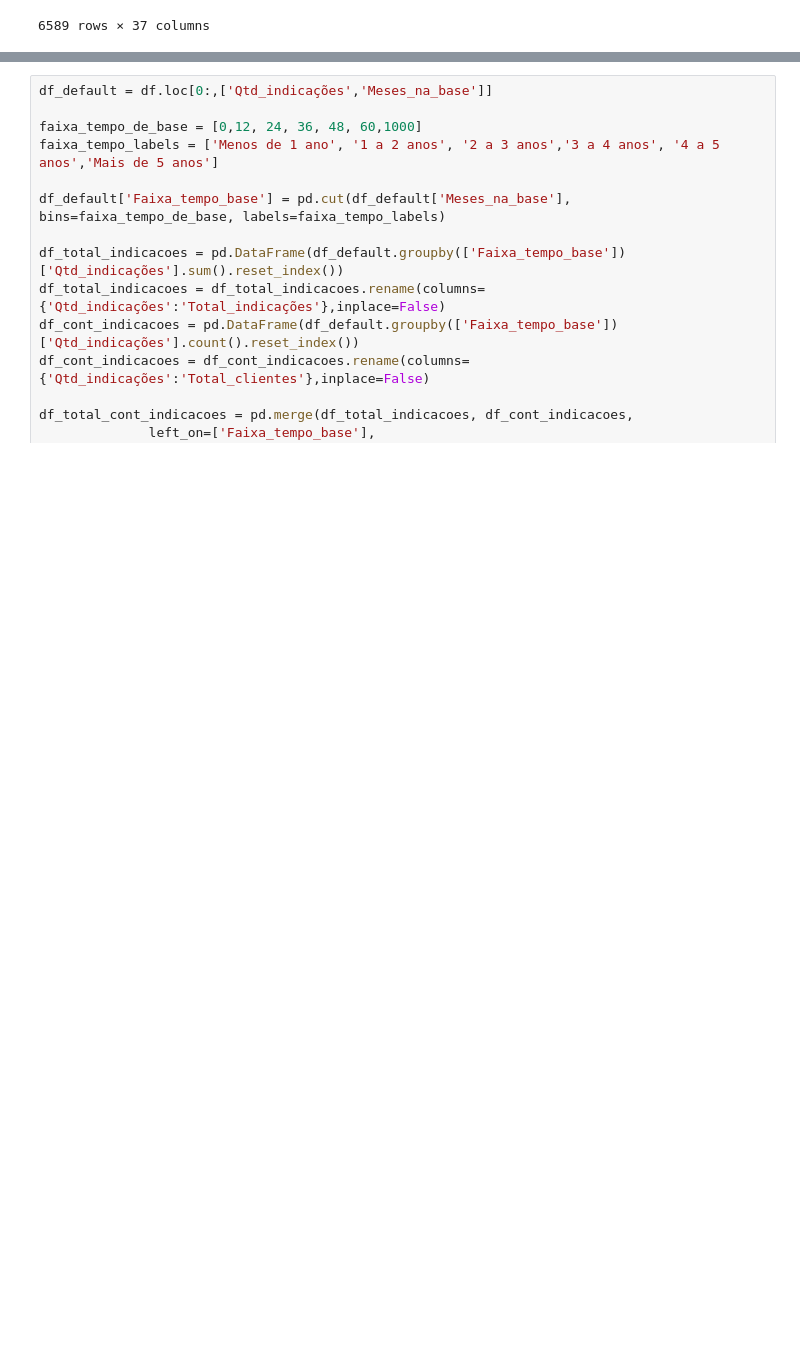
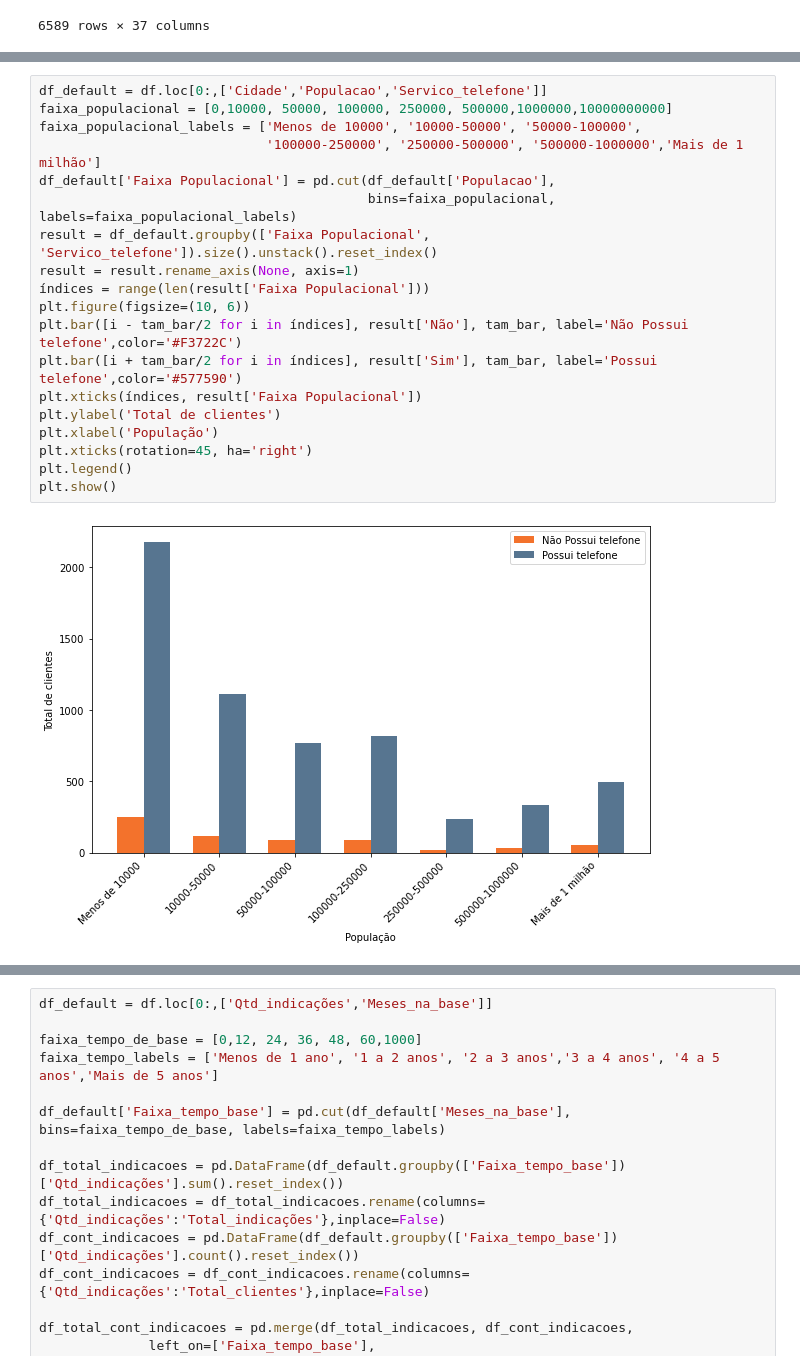
Before and after one commit to JuniorNS96/TCC, a Jupyter notebook: main.ipynb, the cells around one changed output, grey strips where cells are left out. Saved outputs shown, nothing was run; the diff lists cells and outputs as text; blank space fills up the shorter version.

```diff
--- a/main.ipynb
+++ b/main.ipynb
@@ -991,0 +889,21 @@ result
+# %%
+df_default = df.loc[0:,['Cidade','Populacao','Servico_telefone']]
+faixa_populacional = [0,10000, 50000, 100000, 250000, 500000,1000000,10000000000]
+faixa_populacional_labels = ['Menos de 10000', '10000-50000', '50000-100000',
+                             '100000-250000', '250000-500000', '500000-1000000','Mais de 1 milhão']
+df_default['Faixa Populacional'] = pd.cut(df_default['Populacao'],
+                                          bins=faixa_populacional, labels=faixa_populacional_labels)
+result = df_default.groupby(['Faixa Populacional', 'Servico_telefone']).size().unstack().reset_index()
+result = result.rename_axis(None, axis=1)
+índices = range(len(result['Faixa Populacional']))
+plt.figure(figsize=(10, 6))
+plt.bar([i - tam_bar/2 for i in índices], result['Não'], tam_bar, label='Não Possui telefone',color='#F3722C')
+plt.bar([i + tam_bar/2 for i in índices], result['Sim'], tam_bar, label='Possui telefone',color='#577590')
+plt.xticks(índices, result['Faixa Populacional'])
+plt.ylabel('Total de clientes')
+plt.xlabel('População')
+plt.xticks(rotation=45, ha='right')
+plt.legend()
+plt.show()
+# %% [output]
+[figure, added]
```
Also changed, not shown: parts of 25 cells of this notebook, 8 other files.
